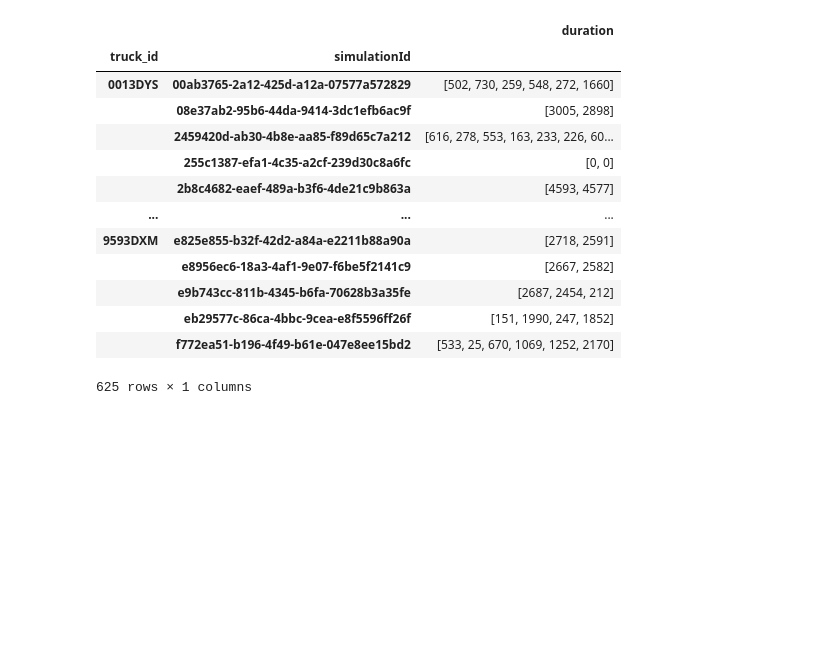
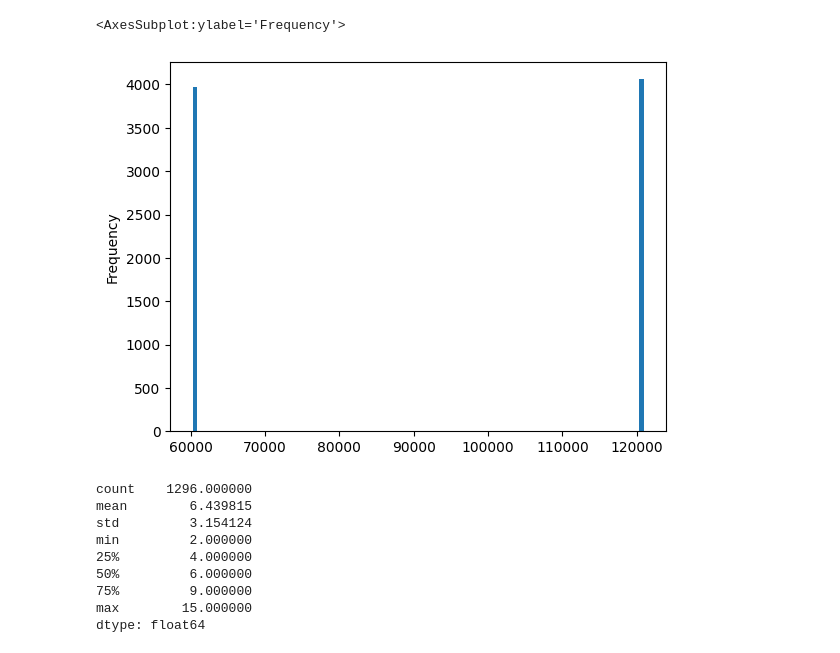
Before and after one commit to sofiarques/APSE_31_Reorganizado, a Jupyter notebook: APSELogisticSimulator-main/notebooks/eda.ipynb, the cells around one changed output. Drawn from its saved outputs; the diff is of its cells as text; code cells hidden in the pictures; blank space fills up the shorter version.

```diff
--- a/APSELogisticSimulator-main/notebooks/eda.ipynb
+++ b/APSELogisticSimulator-main/notebooks/eda.ipynb
@@ -2,5 +2,5 @@
 import pandas as pd
 import os
 # %%
-events=pd.read_json("../src/models/simulation.jsonlines", orient="records",lines=True)
-planes=pd.read_json("../src/models/plans.jsonlines", orient="records",lines=True)
+eventos=pd.read_json("../data/eda/simulation.jsonlines", orient="records",lines=True)
+planes=pd.read_json("../data/eda/plans.jsonlines", orient="records",lines=True)
@@ -121,0 +52,8 @@ localizaciones_total[["truck_id","destination"]].groupby("truck_id").nunique()
+# %%
+# Ordenamos los eventos por simulación, camión y tiempo
+eventos = eventos.sort_values(["simulationId", "truckId", "eventTime"])
+# filtramos para quedarnos con los eventos que nos interesan
+entregas = eventos[eventos.eventType.isin(["Truck started delivering", "Truck ended delivering"])]
+# restamos a cada fila el tiempo del evento anterior y luego nos quedamos solo con los eventos de fin de entrega
+entregas = entregas.assign(delta=entregas.eventTime - entregas.eventTime.shift(1)).loc[entregas.eventType == "Truck ended delivering"]
+entregas.delta.describe()
@@ -122,23 +85,25 @@ localizaciones_total[["truck_id","destination"]].groupby("truck_id").nunique()
+# %%
+# en una gráfica
+entregas[entregas.delta > 0].delta.plot.hist(bins=100)
+# %% [output]
+<AxesSubplot:ylabel='Frequency'>
+[figure, added]
 # %%
-tiempos_por_camion = [  ]
-for sim_id in planes.simulationId.unique():
-    for truck in planes[planes.simulationId == sim_id]["trucks"].values[0]:
-        tiempos_por_camion.append(pd.DataFrame(truck["route"]).assign(truck_id=truck["truck_id"],simulationId=sim_id))
-
-tiempos_por_camion = pd.concat(tiempos_por_camion)
-tiempos_por_camion.drop(columns=["destination","origin"]).groupby(["truck_id","simulationId"]).agg(list)
+# Número de paquetes por cada camión. Considerando en cada simulación
+camiones = []
+for simId in planes.simulationId.unique():
+    for truck in planes[planes.simulationId == simId].trucks.values[0]:
+        camiones.append(pd.DataFrame(truck["route"]).assign(simulationId=simId, truckId=truck["truck_id"]))
+camiones = pd.concat(camiones)
+paquetes_camion = camiones.groupby(["simulationId", "truckId"]).size().describe()
+paquetes_camion
 # %% [output]
-|  |  | duration |
-| truck_id | simulationId |  |
-| 0013DYS | 00ab3765-2a12-425d-a12a-07577a572829 | [502, 730, 259, 548, 272, 1660] |
-|  | 08e37ab2-95b6-44da-9414-3dc1efb6ac9f | [3005, 2898] |
-|  | 2459420d-ab30-4b8e-aa85-f89d65c7a212 | [616, 278, 553, 163, 233, 226, 60... |
-|  | 255c1387-efa1-4c35-a2cf-239d30c8a6fc | [0, 0] |
-|  | 2b8c4682-eaef-489a-b3f6-4de21c9b863a | [4593, 4577] |
-| ... | ... | ... |
-| 9593DXM | e825e855-b32f-42d2-a84a-e2211b88a90a | [2718, 2591] |
-|  | e8956ec6-18a3-4af1-9e07-f6be5f2141c9 | [2667, 2582] |
-|  | e9b743cc-811b-4345-b6fa-70628b3a35fe | [2687, 2454, 212] |
-|  | eb29577c-86ca-4bbc-9cea-e8f5596ff26f | [151, 1990, 247, 1852] |
-|  | f772ea51-b196-4f49-b61e-047e8ee15bd2 | [533, 25, 670, 1069, 1252, 2170] |
-625 rows × 1 columns
+count    1296.000000
+mean        6.439815
+std         3.154124
+min         2.000000
+25%         4.000000
+50%         6.000000
+75%         9.000000
+max        15.000000
+dtype: float64
```
Also changed, not shown: parts of 26 cells of this notebook, 5 other files.
